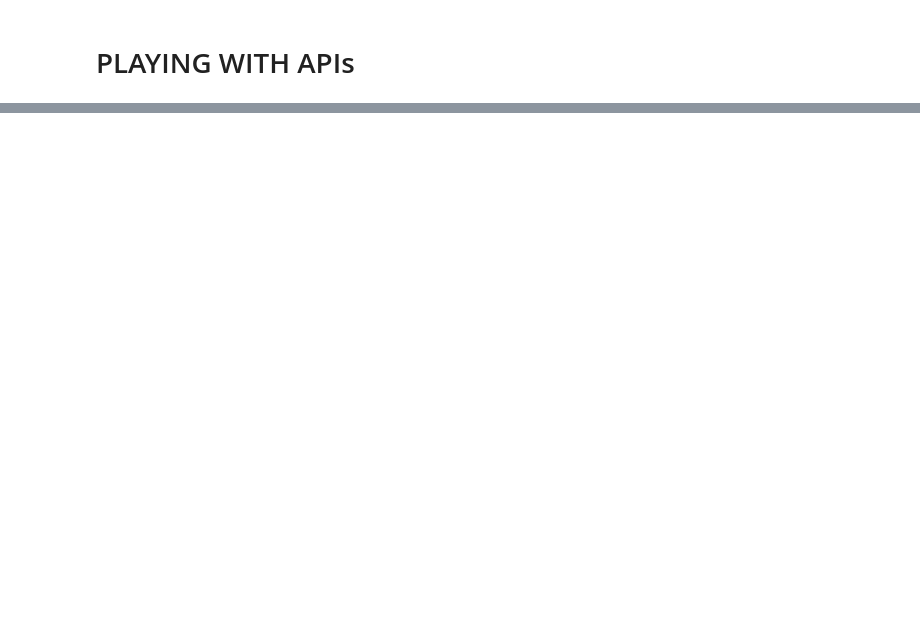
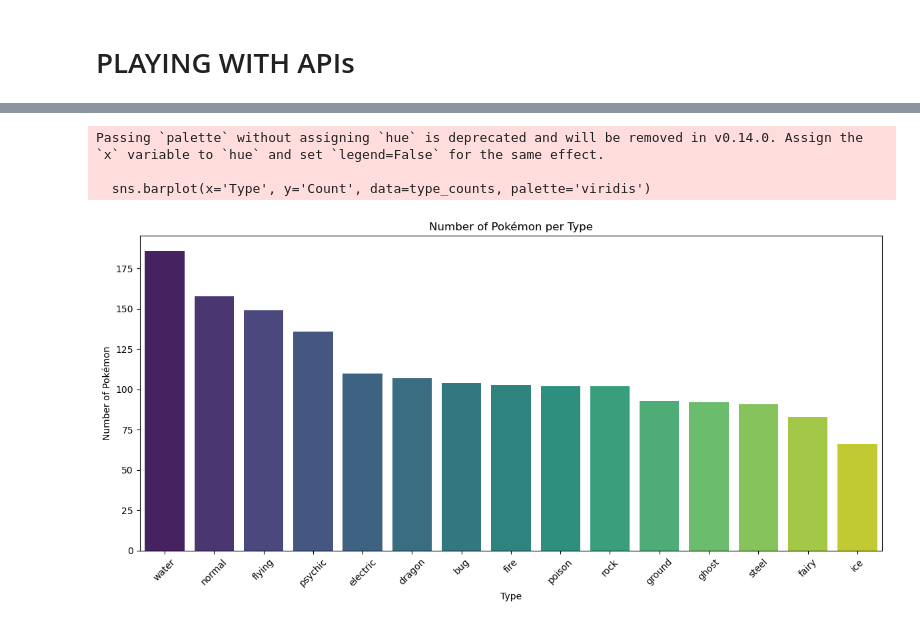
Before and after one commit to albertoscotti/DataSciencetraining, a Jupyter notebook: API_example.ipynb, the cells around one changed output, grey strips where cells are left out. Cells and saved outputs as stored; diff of their text form; code cells hidden in the pictures; blank space fills up the shorter version.

Commit message:
update pokemon API script

```diff
--- a/API_example.ipynb
+++ b/API_example.ipynb
@@ -74,0 +65,6 @@ Failed to retrieve Pokémon for habitat: waters-edge
+# %%
+# Save and check the data
+if response.status_code == 200:
+    type_data = response.json()
+    type_names = [t['name'] for t in type_data['results']]
+    print(type_names)
@@ -74,0 +73,15 @@ Failed to retrieve Pokémon for habitat: waters-edge
+# %%
+# Create a dictionary to store the Pokemon type data
+all_records = []
+
+for type_name in type_names:
+    type_url = f"https://pokeapi.co/api/v2/type/{type_name}/"
+    type_response = requests.get(type_url)
+
+    if type_response.status_code == 200:
+        type_info = type_response.json()
+        for type in type_info['pokemon']:
+            pokemon_name = type['pokemon']['name']
+            all_records.append({'Pokemon': pokemon_name, 'Type': type_name})
+    else:
+        print(f"Failed to get data for type: {type_name}")
@@ -74,0 +94,4 @@ Failed to retrieve Pokémon for habitat: waters-edge
+# %%
+# Create DataFrame
+df = pd.DataFrame(all_records)
+print(df)
@@ -74,0 +113,23 @@ Failed to retrieve Pokémon for habitat: waters-edge
+# %%
+import matplotlib.pyplot as plt
+import seaborn as sns
+
+# Count Pokémon per type
+type_counts = df['Type'].value_counts().reset_index()
+type_counts.columns = ['Type', 'Count']
+
+# Plot
+plt.figure(figsize=(12, 6))
+sns.barplot(x='Type', y='Count', data=type_counts, palette='viridis')
+
+plt.title('Number of Pokémon per Type')
+plt.xlabel('Type')
+plt.ylabel('Number of Pokémon')
+plt.xticks(rotation=45)
+plt.tight_layout()
+plt.show()
+# %% [output]
+Passing `palette` without assigning `hue` is deprecated and will be removed in v0.14.0. Assign the `x` variable to `hue` and set `legend=False` for the same effect.
+
+  sns.barplot(x='Type', y='Count', data=type_counts, palette='viridis')
+[figure, added]
```
Also changed, not shown: parts of 14 cells of this notebook.
